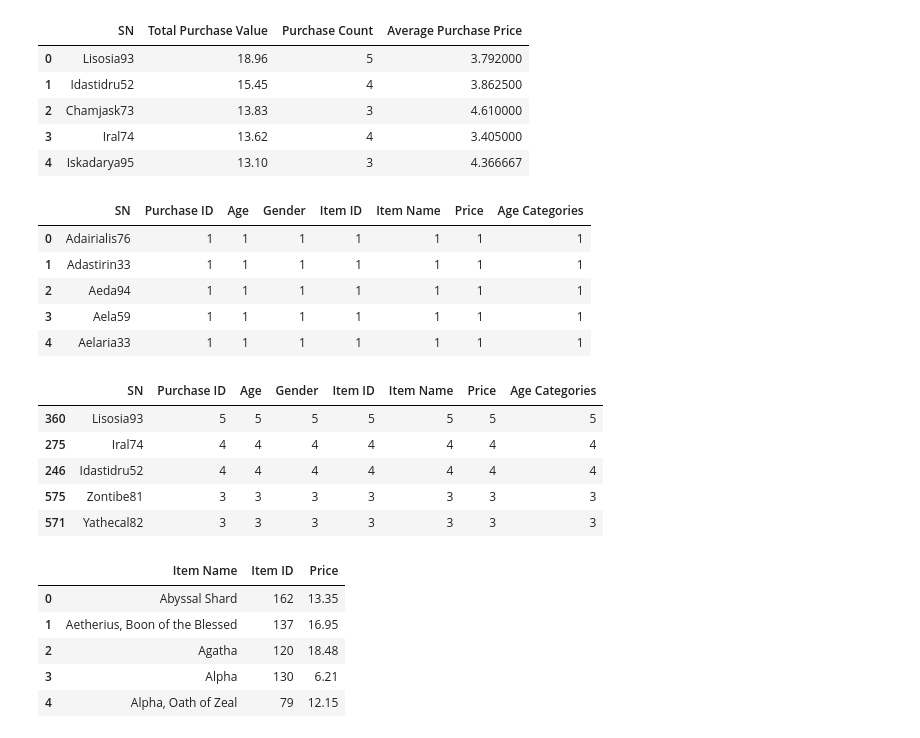
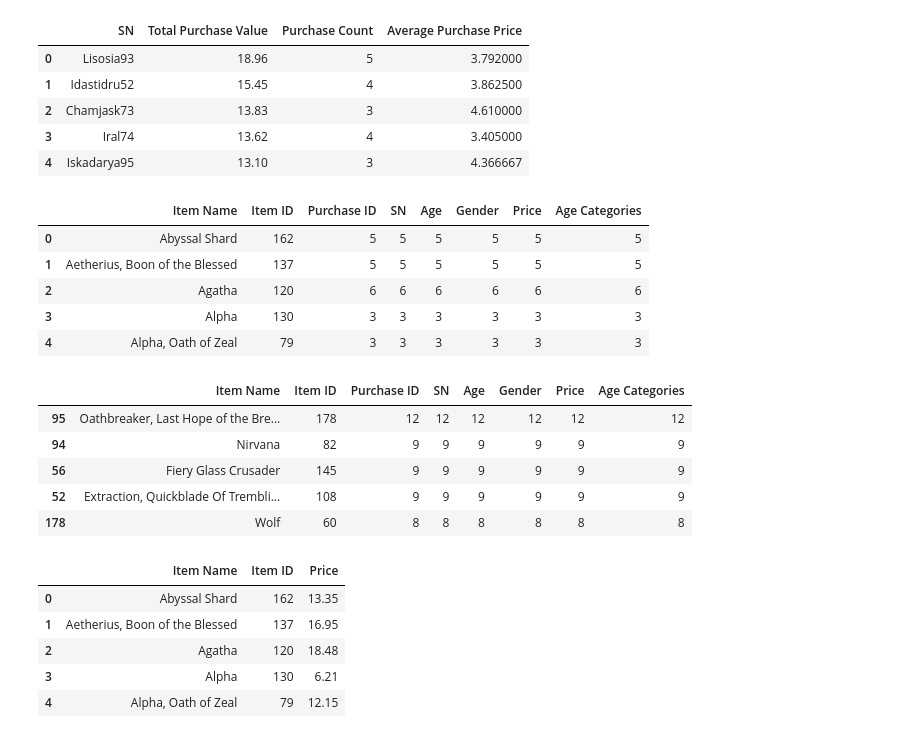
Before and after one commit to KristiBischoff/Pandas, a Jupyter notebook: HeroesOfPymoli/HeroesOfPymoliAnalysis.ipynb, the cells around one changed output. Saved outputs shown, nothing was run; the diff lists cells and outputs as text; code cells hidden in the pictures.

```diff
--- a/HeroesOfPymoli/HeroesOfPymoliAnalysis.ipynb
+++ b/HeroesOfPymoli/HeroesOfPymoliAnalysis.ipynb
@@ -501,25 +501,25 @@ TopSpenders2_pd
 #Item Price
 #Total Purchase Value
 # %%
-dfSNitem_pd = purchases_pd.groupby(['SN'], as_index=False).count()
+dfSNitem_pd = purchases_pd.groupby(['Item Name', 'Item ID'], as_index=False).count()
 dfSNitem_pd.head()
 # %% [output]
-|  | SN | Purchase ID | Age | Gender | Item ID | Item Name | Price | Age Categories |
-| 0 | Adairialis76 | 1 | 1 | 1 | 1 | 1 | 1 | 1 |
-| 1 | Adastirin33 | 1 | 1 | 1 | 1 | 1 | 1 | 1 |
-| 2 | Aeda94 | 1 | 1 | 1 | 1 | 1 | 1 | 1 |
-| 3 | Aela59 | 1 | 1 | 1 | 1 | 1 | 1 | 1 |
-| 4 | Aelaria33 | 1 | 1 | 1 | 1 | 1 | 1 | 1 |
+|  | Item Name | Item ID | Purchase ID | SN | Age | Gender | Price | Age Categories |
+| 0 | Abyssal Shard | 162 | 5 | 5 | 5 | 5 | 5 | 5 |
+| 1 | Aetherius, Boon of the Blessed | 137 | 5 | 5 | 5 | 5 | 5 | 5 |
+| 2 | Agatha | 120 | 6 | 6 | 6 | 6 | 6 | 6 |
+| 3 | Alpha | 130 | 3 | 3 | 3 | 3 | 3 | 3 |
+| 4 | Alpha, Oath of Zeal | 79 | 3 | 3 | 3 | 3 | 3 | 3 |
 # %%
 Purchasecountlarge_pd = dfSNitem_pd.nlargest(5, "Purchase ID", keep='last')
 Purchasecountlarge_pd
 # %% [output]
-|  | SN | Purchase ID | Age | Gender | Item ID | Item Name | Price | Age Categories |
-| 360 | Lisosia93 | 5 | 5 | 5 | 5 | 5 | 5 | 5 |
-| 275 | Iral74 | 4 | 4 | 4 | 4 | 4 | 4 | 4 |
-| 246 | Idastidru52 | 4 | 4 | 4 | 4 | 4 | 4 | 4 |
-| 575 | Zontibe81 | 3 | 3 | 3 | 3 | 3 | 3 | 3 |
-| 571 | Yathecal82 | 3 | 3 | 3 | 3 | 3 | 3 | 3 |
+|  | Item Name | Item ID | Purchase ID | SN | Age | Gender | Price | Age Categories |
+| 95 | Oathbreaker, Last Hope of the Bre... | 178 | 12 | 12 | 12 | 12 | 12 | 12 |
+| 94 | Nirvana | 82 | 9 | 9 | 9 | 9 | 9 | 9 |
+| 56 | Fiery Glass Crusader | 145 | 9 | 9 | 9 | 9 | 9 | 9 |
+| 52 | Extraction, Quickblade Of Trembli... | 108 | 9 | 9 | 9 | 9 | 9 | 9 |
+| 178 | Wolf | 60 | 8 | 8 | 8 | 8 | 8 | 8 |
 # %%
 #Identify the 5 most profitable items by total purchase value, then list (in a table):
 #Item ID
```
Also changed, not shown: parts of 1 cell of this notebook.
